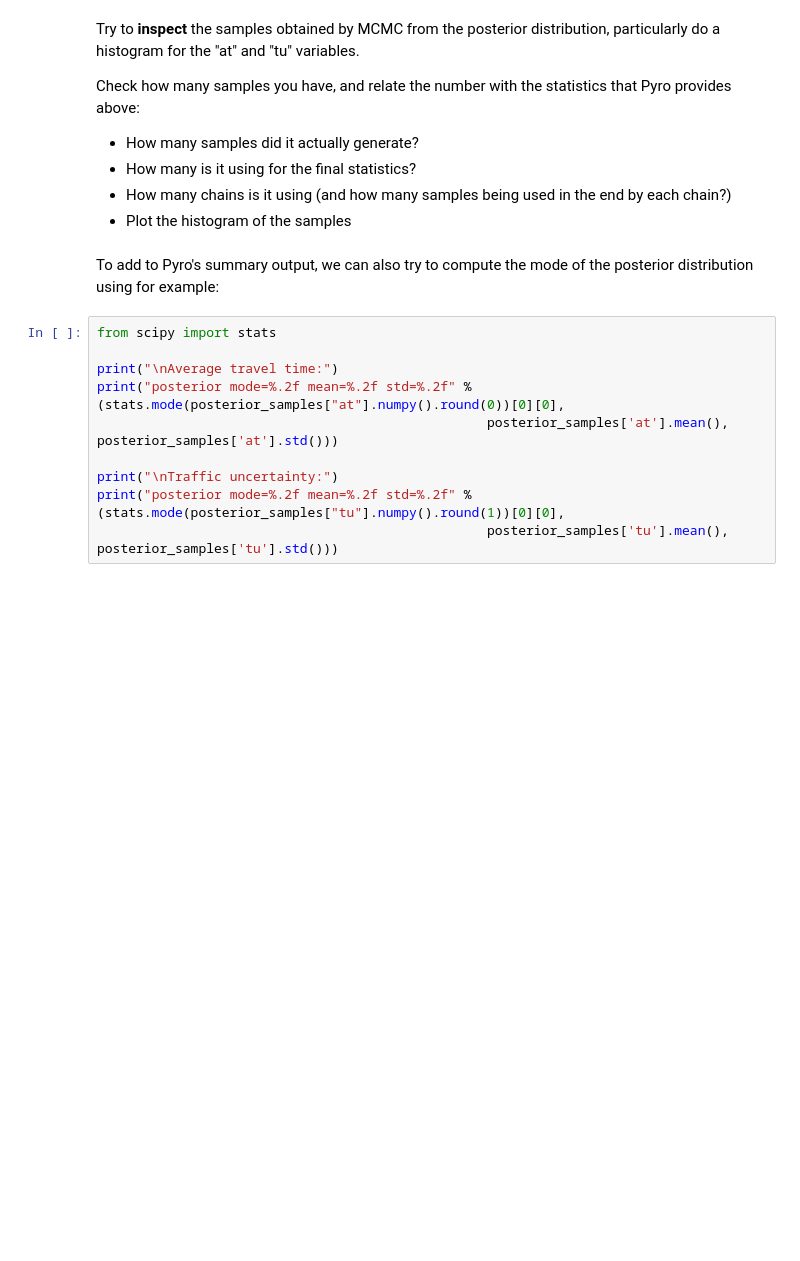
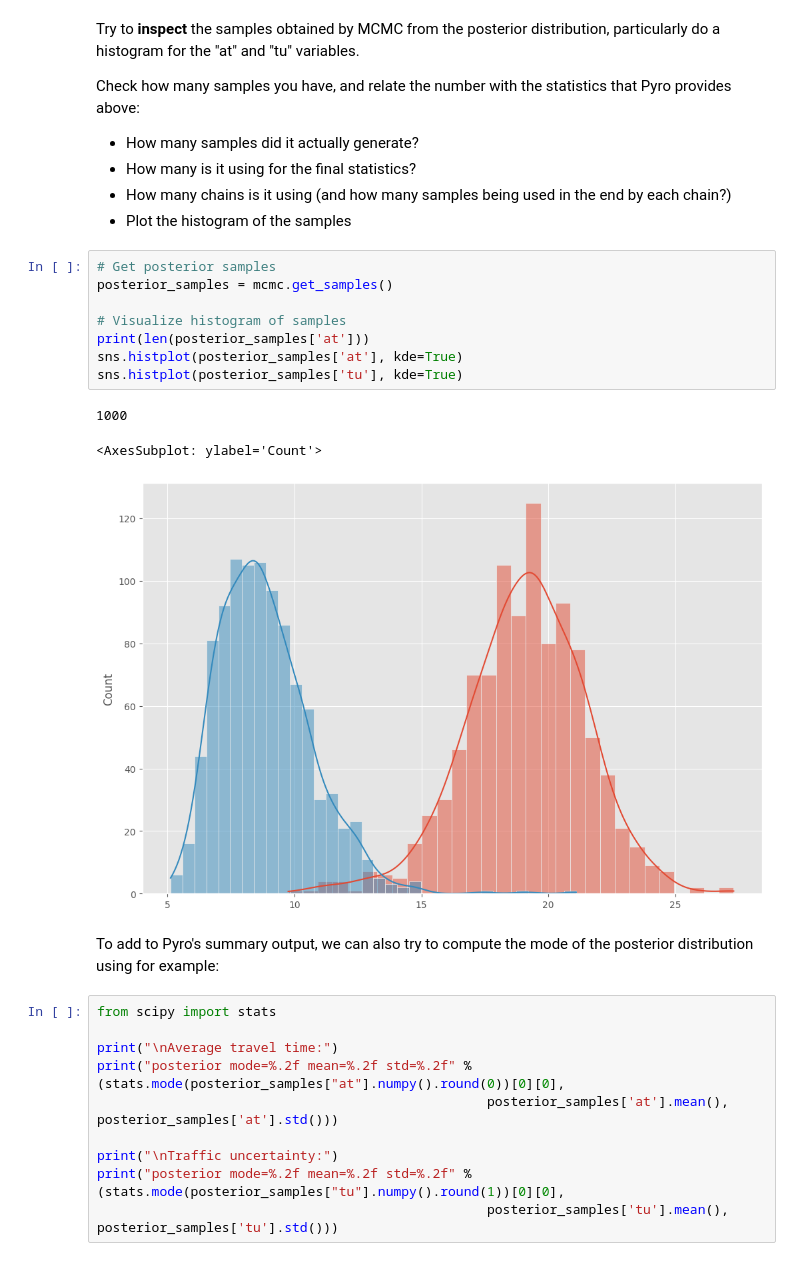
Before and after one commit to TheDingodile/Model_based, a Jupyter notebook: week04/04 - Probabilistic Programming with Pyro.ipynb, the cells around one changed output. Drawn from its saved outputs; the diff is of its cells as text; blank space fills up the shorter version.

```diff
--- a/week04/04 - Probabilistic Programming with Pyro.ipynb
+++ b/week04/04 - Probabilistic Programming with Pyro.ipynb
@@ -364,6 +429,18 @@ Check how many samples you have, and relate the number with the statistics that
 - How many is it using for the final statistics?
 - How many chains is it using (and how many samples being used in the end by each chain?)
 - Plot the histogram of the samples
+# %%
+# Get posterior samples
+posterior_samples = mcmc.get_samples()
+
+# Visualize histogram of samples
+print(len(posterior_samples['at']))
+sns.histplot(posterior_samples['at'], kde=True)
+sns.histplot(posterior_samples['tu'], kde=True)
+# %% [output]
+1000
+<AxesSubplot: ylabel='Count'>
+[figure, added]
 # %% [markdown]
 To add to Pyro's summary output, we can also try to compute the mode of the posterior distribution using for example:
 # %%
```
Also changed, not shown: parts of 22 cells of this notebook, 1 other file.
